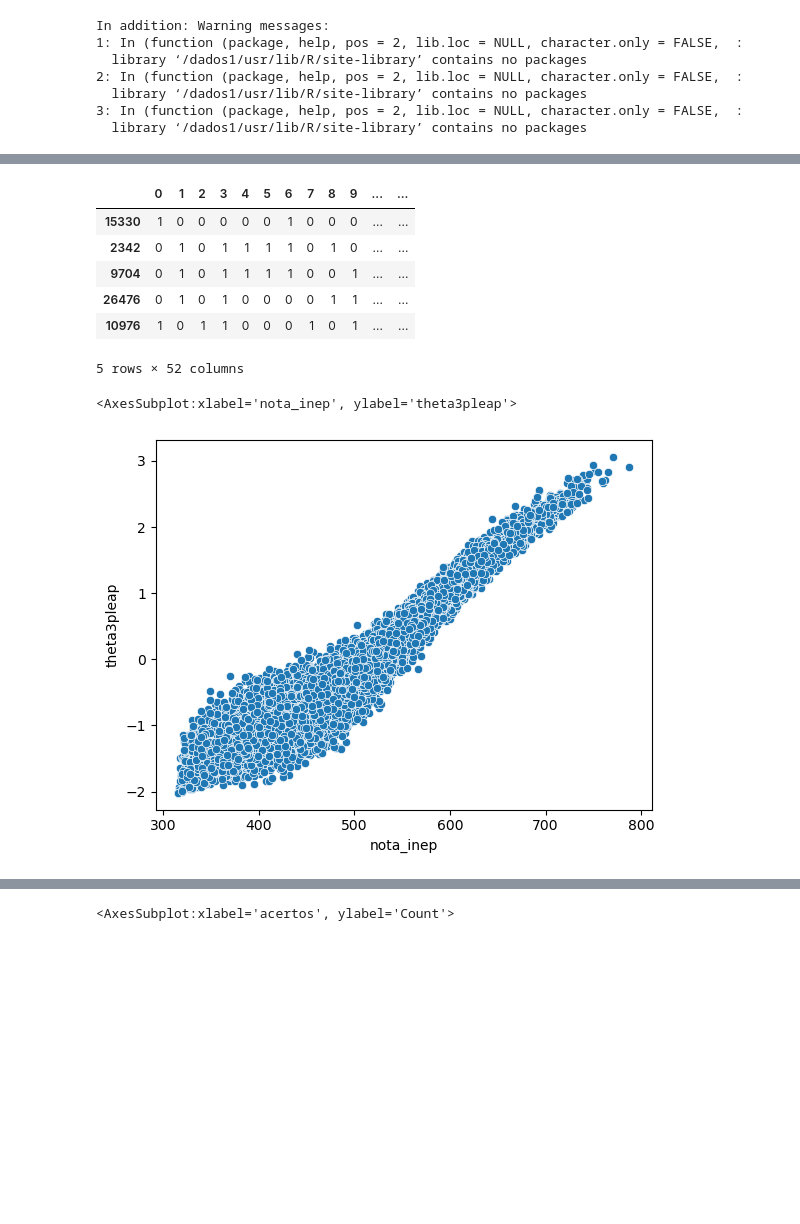
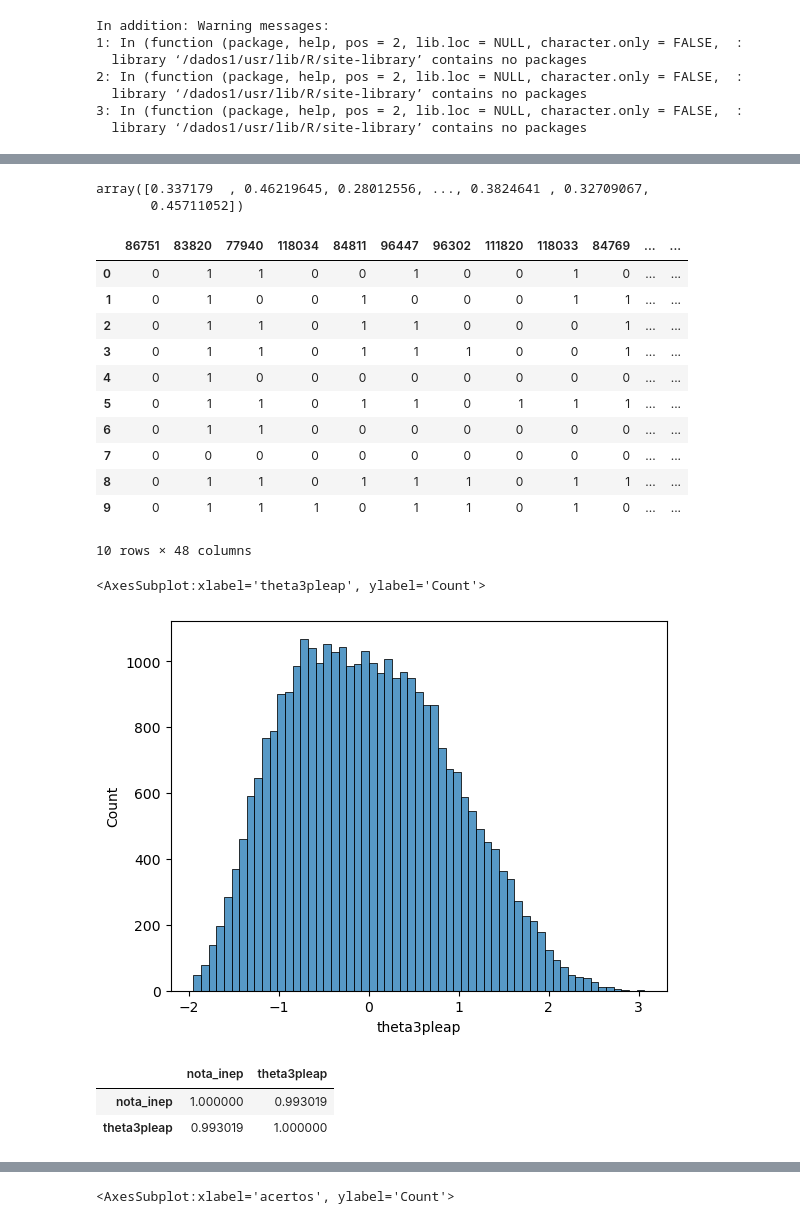
Before and after one commit to atp/enem, a Jupyter notebook: 04-IRT.ipynb, the cells around one changed output, grey strips where cells are left out. Saved outputs shown, nothing was run; the diff lists cells and outputs as text; code cells hidden in the pictures; blank space fills up the shorter version.

```diff
--- a/04-IRT.ipynb
+++ b/04-IRT.ipynb
@@ -91,3 +132,3 @@ rdf = to_rdf(resp)
 # %%
-model3pl = mirt.mirt(rdf,1,itemtype="3PL",method="QMCEM")
+%time model3pl = mirt.mirt(rdf,1,itemtype="3PL",method="EM",SE=True)
 # %% [output]
@@ -113,19 +177,36 @@ thetas3pleap = mirt.fscores(model3pl,method="EAP",full_scores=True)
+# %%
+thetas3pleap = mirt.fscores(model3pl,method="EAP",full_scores=True,full_scores_SE=True)
+# %%
+to_df(thetas3pleap)[:,1]
+# %% [output]
+array([0.337179  , 0.46219645, 0.28012556, ..., 0.3824641 , 0.32709067,
+       0.45711052])
 # %%
-df['theta3plmap'] = thetas3plmap
-df['theta3pleap'] = thetas3pleap
+df['theta3pleap'] = to_df(thetas3pleap)[:,0]
+df['theta3pleapse'] = to_df(thetas3pleap)[:,1]
 # %%
-df.sample(5)
+df[:10]
 # %% [output]
-|  | 0 | 1 | 2 | 3 | 4 | 5 | 6 | 7 | 8 | 9 | ... | ... |
-| 15330 | 1 | 0 | 0 | 0 | 0 | 0 | 1 | 0 | 0 | 0 | ... | ... |
-| 2342 | 0 | 1 | 0 | 1 | 1 | 1 | 1 | 0 | 1 | 0 | ... | ... |
-| 9704 | 0 | 1 | 0 | 1 | 1 | 1 | 1 | 0 | 0 | 1 | ... | ... |
-| 26476 | 0 | 1 | 0 | 1 | 0 | 0 | 0 | 0 | 1 | 1 | ... | ... |
-| 10976 | 1 | 0 | 1 | 1 | 0 | 0 | 0 | 1 | 0 | 1 | ... | ... |
+|  | 86751 | 83820 | 77940 | 118034 | 84811 | 96447 | 96302 | 111820 | 118033 | 84769 | ... | ... |
+| 0 | 0 | 1 | 1 | 0 | 0 | 1 | 0 | 0 | 1 | 0 | ... | ... |
+| 1 | 0 | 1 | 0 | 0 | 1 | 0 | 0 | 0 | 1 | 1 | ... | ... |
+| 2 | 0 | 1 | 1 | 0 | 1 | 1 | 0 | 0 | 0 | 1 | ... | ... |
+| 3 | 0 | 1 | 1 | 0 | 1 | 1 | 1 | 0 | 0 | 1 | ... | ... |
+| 4 | 0 | 1 | 0 | 0 | 0 | 0 | 0 | 0 | 0 | 0 | ... | ... |
+| 5 | 0 | 1 | 1 | 0 | 1 | 1 | 0 | 1 | 1 | 1 | ... | ... |
+| 6 | 0 | 1 | 1 | 0 | 0 | 0 | 0 | 0 | 0 | 0 | ... | ... |
+| 7 | 0 | 0 | 0 | 0 | 0 | 0 | 0 | 0 | 0 | 0 | ... | ... |
+| 8 | 0 | 1 | 1 | 0 | 1 | 1 | 1 | 0 | 1 | 1 | ... | ... |
+| 9 | 0 | 1 | 1 | 1 | 0 | 1 | 1 | 0 | 1 | 0 | ... | ... |
-5 rows × 52 columns
+10 rows × 48 columns
-# %%
-sns.scatterplot(df,y='theta3pleap',x='nota_inep')
-#sns.scatterplot(df,x='acertos',y='theta3plmap')
-# %% [output]
-<AxesSubplot:xlabel='nota_inep', ylabel='theta3pleap'>
-[figure, removed]
+# %%
+sns.histplot(df,x='theta3pleap')
+# %% [output]
+<AxesSubplot:xlabel='theta3pleap', ylabel='Count'>
+[figure, added]
+# %%
+df[['nota_inep','theta3pleap']].corr()
+# %% [output]
+|  | nota_inep | theta3pleap |
+| nota_inep | 1.000000 | 0.993019 |
+| theta3pleap | 0.993019 | 1.000000 |
```
Also changed, not shown: parts of 52 cells of this notebook, 3 other files.
